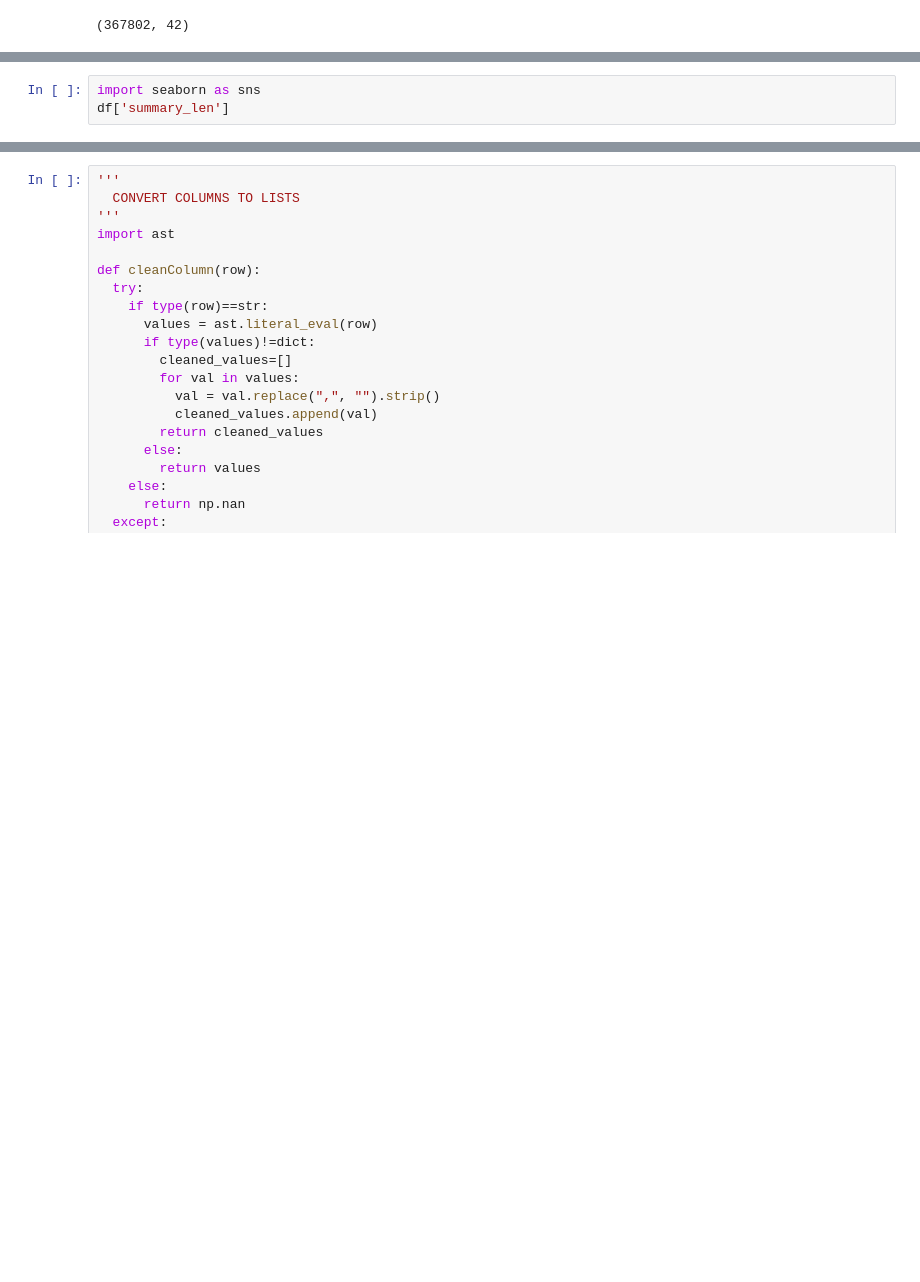
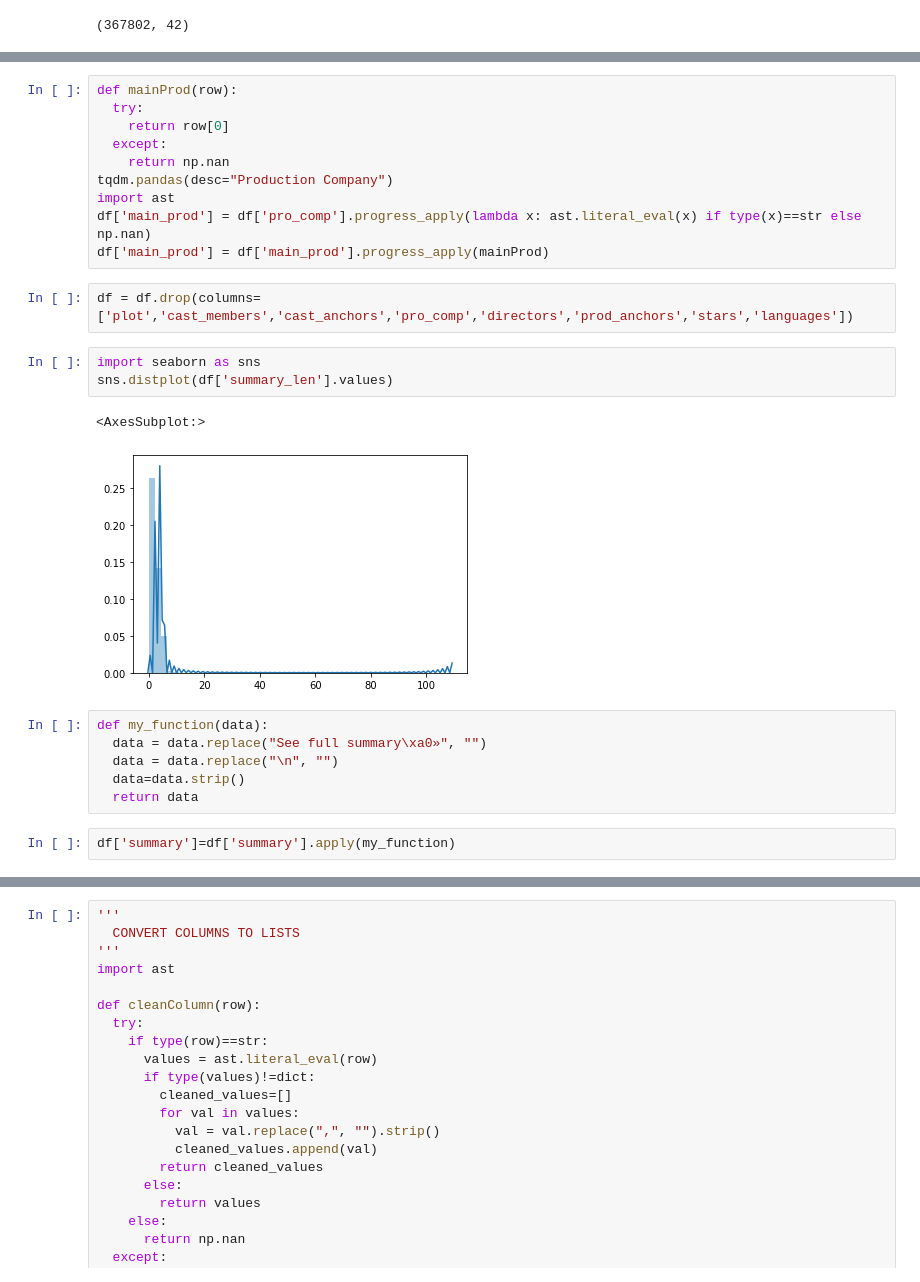
Before and after one commit to F1nalFortune/movie_recommendation, a Jupyter notebook: create_phelps.ipynb, the cells around one changed output, grey strips where cells are left out. Drawn from its saved outputs; the diff is of its cells as text; blank space fills up the shorter version.

```diff
--- a/create_phelps.ipynb
+++ b/create_phelps.ipynb
@@ -69,6 +115,29 @@ df.head()
+# %%
+def mainProd(row):
+  try:
+    return row[0]
+  except:
+    return np.nan
+tqdm.pandas(desc="Production Company")
+import ast
+df['main_prod'] = df['pro_comp'].progress_apply(lambda x: ast.literal_eval(x) if type(x)==str else np.nan)
+df['main_prod'] = df['main_prod'].progress_apply(mainProd)
+# %%
+df = df.drop(columns=['plot','cast_members','cast_anchors','pro_comp','directors','prod_anchors','stars','languages'])
 # %%
 import seaborn as sns
-df['summary_len']
+sns.distplot(df['summary_len'].values)
+# %% [output]
+<AxesSubplot:>
+[figure, added]
+# %%
+def my_function(data):
+  data = data.replace("See full summary\xa0»", "")
+  data = data.replace("\n", "")
+  data=data.strip()
+  return data
+# %%
+df['summary']=df['summary'].apply(my_function)
 # %%
 Counter(df['summary'].dropna()).most_common(30)
 # %% [output]
```
Also changed, not shown: parts of 17 cells of this notebook.
